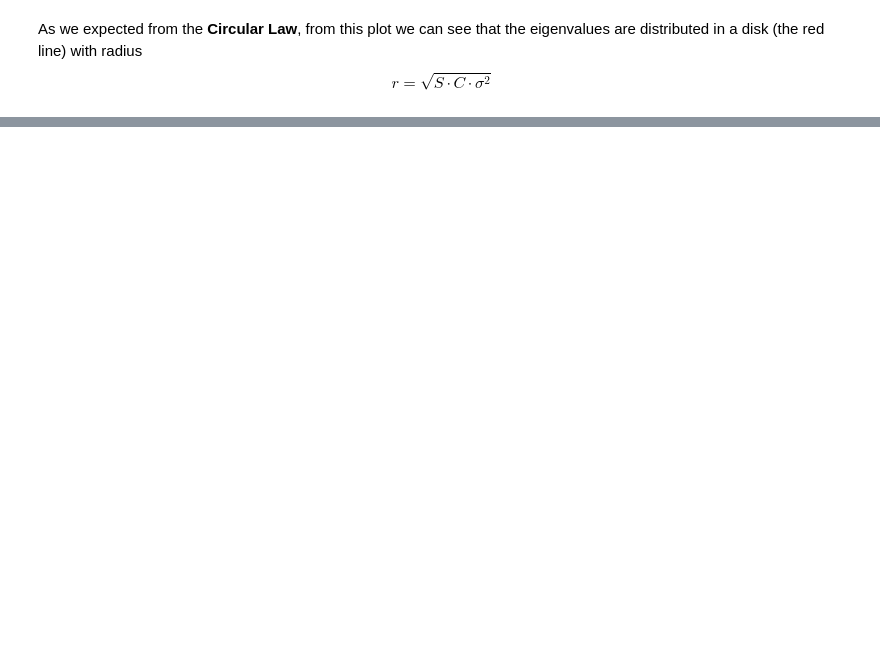
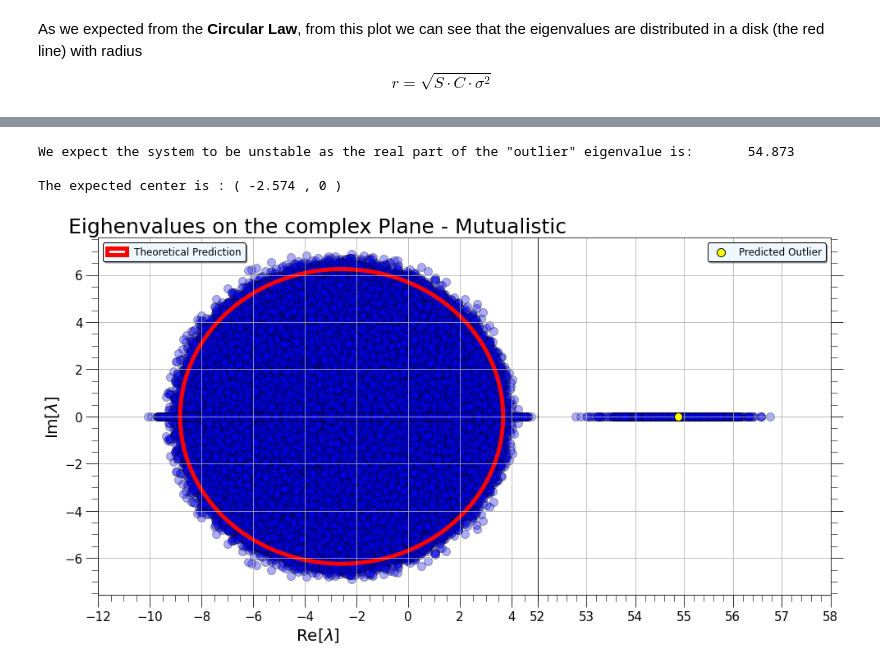
Before and after one commit to AndreaLazzari/PhysicalModelsOfLivingSystems, a Jupyter notebook: Week4/Homework_Week4_Lazzari.ipynb, the cells around one changed output, grey strips where cells are left out. Drawn from its saved outputs; the diff is of its cells as text; code cells hidden in the pictures; blank space fills up the shorter version.

```diff
--- a/Week4/Homework_Week4_Lazzari.ipynb
+++ b/Week4/Homework_Week4_Lazzari.ipynb
@@ -71,0 +185,60 @@ As we expected from the **Circular Law**, from this plot we can see that the eig
+# %%
+S = 100      #dimension of the matrix
+C = 0.72     #probability of non zero entries
+d = 2        #diagonal value d
+
+std = 1      #standard deviation of the normal distribution
+
+dist = np.random.normal
+par = {'loc': 0, 'scale' : std}      # parameters of the normal pdf
+
+realizations = 1000    #number of repetitions
+# %%
+print(f'We expect the system to be unstable as the real part of the "outlier" eigenvalue is: \
+      {C * (S - 1) * ((2 * std) / (np.sqrt(2 * np.pi))) - d:.3f}')
+
+print(f'\nThe expected center is : ( {-d - C * (2 * std)/ np.sqrt(2 * np.pi):.3f} , 0 )')
+# %% [output]
+We expect the system to be unstable as the real part of the "outlier" eigenvalue is:       54.873
+
+The expected center is : ( -2.574 , 0 )
+# %%
+V = C * std**2 * (1 - (2*C)/ np.pi)
+circle = plt.Circle(( -d - C * (2 * std)/ np.sqrt(2 * np.pi) , 0), np.sqrt(S * V), color='red', fill=False, linewidth=5,
+                        label='Theoretical Prediction')
+
+fig, (ax1, ax2) = plt.subplots(1, 2, figsize = (16, 8), sharey=True, gridspec_kw={'wspace': 0, 'width_ratios': [3, 2]})
+ax1.set_xlim(-12, 5)
+ax2.set_xlim(52, 58)
+ax2.yaxis.tick_right()
+
+for i in range(repetitions):
+
+    r_mat = random_matrix_mutualistic(S , C , d , dist , parameters=par)    #random SxS matrix - mutualistic case
+
+    eighenvalues, _ = np.linalg.eig(r_mat)
+
+    ax1.scatter(np.real(eighenvalues), np.imag(eighenvalues), s=100, edgecolors='black', color='blue', alpha=0.33)
+    ax2.scatter(np.real(eighenvalues), np.imag(eighenvalues), s=100, edgecolors='black', color='blue', alpha=0.33)
+
+ax1.add_patch(circle)
+ax2.scatter(C * (S - 1) * ((2 * std) / (np.sqrt(2 * np.pi))) - d, 0, edgecolor = 'black',
+            color = 'yellow', s = 100, zorder = 3, label='Predicted Outlier')
+
+ax1.set_title('Eighenvalues on the complex Plane - Mutualistic', fontsize = 25)
+ax1.set_xlabel('Re[$\\lambda$]', fontsize = 20)
+ax1.set_ylabel('Im[$\\lambda$]', fontsize = 20)
+
+for ax in [ax1,ax2]:
+    ax.legend(facecolor = 'aliceblue', edgecolor = 'black', shadow = True, fontsize = 12)
+    ax.get_xaxis().set_major_formatter(matplotlib.ticker.ScalarFormatter())
+    ax.get_yaxis().set_major_formatter(matplotlib.ticker.ScalarFormatter())
+
+    ax.get_xaxis().set_minor_formatter(matplotlib.ticker.NullFormatter())
+    ax.tick_params(axis='both', which='major', labelsize=15, length=15)
+    ax.tick_params(axis='both', which='minor', labelsize=15, length=8)
+
+    ax.grid(zorder = 1)
+    ax.minorticks_on()
+# %% [output]
+[figure, added]
```
Also changed, not shown: parts of 13 cells of this notebook, 1 other file.
